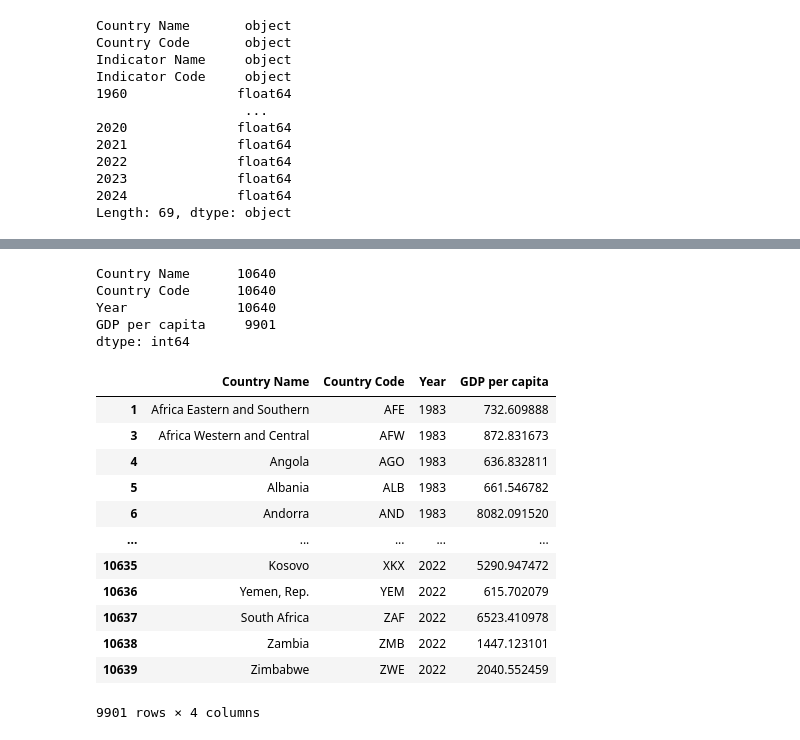
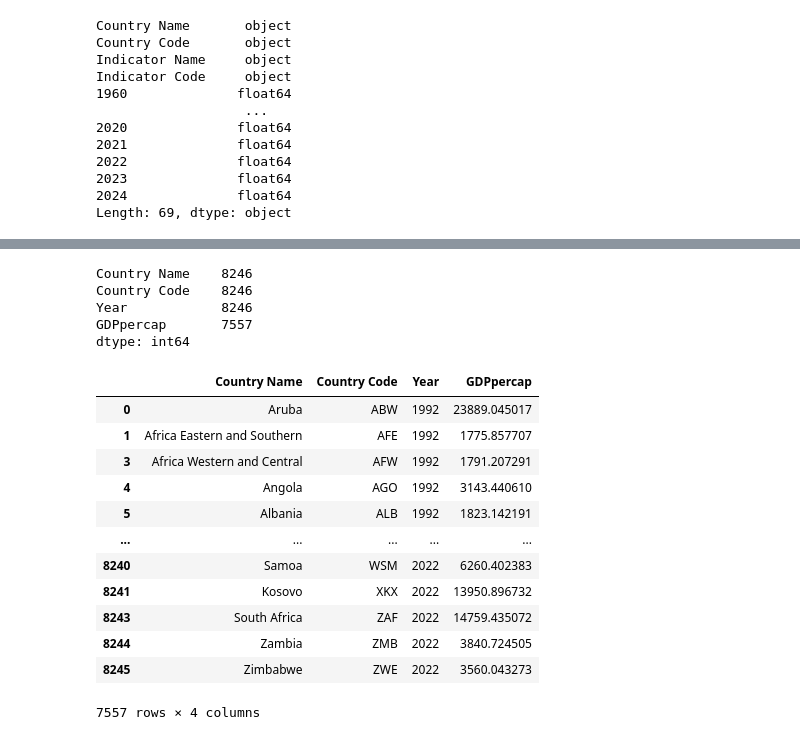
Before and after one commit to mathisjankovic/Correllation-between-GPD-evolution-and-happiness, a Jupyter notebook: GDPperCapvsHappiness.ipynb, the cells around one changed output, grey strips where cells are left out. Saved outputs shown, nothing was run; the diff lists cells and outputs as text; code cells hidden in the pictures.

```diff
--- a/GDPperCapvsHappiness.ipynb
+++ b/GDPperCapvsHappiness.ipynb
@@ -55,8 +46,7 @@ happiness_filtered
 | 422 | Zimbabwe | ZWE | 2022 | 51.93416 |
 398 rows × 4 columns
 # %%
-# Fetch the data.
-gdppercap_raw = pd.read_excel("./data/API_NY.GDP.PCAP.CD_DS2_en_excel_v2_3031.xls", skiprows=3)
+gdppercap_raw = pd.read_excel("./data/API_NY.GDP.PCAP.PP.CD_DS2_en_excel_v2_3376.xls", skiprows=3)
 
 gdppercap_raw
 # %% [output]
@@ -94,7 +84,7 @@ Length: 69, dtype: object
 # %%
 #Version World Bank
 
-years_drop = [str(year) for year in range(1960, 1983)] + ['2023', '2024']
+years_drop = [str(year) for year in range(1960, 1992)] + ['2023', '2024']
 columns_drop = ['Indicator Name', 'Indicator Code']
 
 gdppercap_dropped = (
@@ -123,7 +113,7 @@ gdppercap_filtered = (
     gdppercap_dropped
         .melt(id_vars=['Country Name', 'Country Code'],
         var_name='Year',
-        value_name='GDP per capita')
+        value_name='GDPpercap')
 )
 
 gdppercap_filtered['Year'] = gdppercap_filtered['Year'].astype(int)
@@ -166,29 +136,29 @@ gdppercap_filtered[["Country Name", "Year", "GDP per capita"]].query("`Country N
 # %%
 gdppercap_filtered.count()
 # %% [output]
-Country Name      10640
-Country Code      10640
-Year              10640
-GDP per capita     9901
+Country Name    8246
+Country Code    8246
+Year            8246
+GDPpercap       7557
 dtype: int64
 # %%
 gdppercap_without_null = (
     gdppercap_filtered
-    .dropna(subset=['GDP per capita'])
+    .dropna(subset=['GDPpercap'])
 )
 
 gdppercap_without_null
 # %% [output]
-|  | Country Name | Country Code | Year | GDP per capita |
-| 1 | Africa Eastern and Southern | AFE | 1983 | 732.609888 |
-| 3 | Africa Western and Central | AFW | 1983 | 872.831673 |
-| 4 | Angola | AGO | 1983 | 636.832811 |
-| 5 | Albania | ALB | 1983 | 661.546782 |
-| 6 | Andorra | AND | 1983 | 8082.091520 |
+|  | Country Name | Country Code | Year | GDPpercap |
+| 0 | Aruba | ABW | 1992 | 23889.045017 |
+| 1 | Africa Eastern and Southern | AFE | 1992 | 1775.857707 |
+| 3 | Africa Western and Central | AFW | 1992 | 1791.207291 |
+| 4 | Angola | AGO | 1992 | 3143.440610 |
+| 5 | Albania | ALB | 1992 | 1823.142191 |
 | ... | ... | ... | ... | ... |
-| 10635 | Kosovo | XKX | 2022 | 5290.947472 |
-| 10636 | Yemen, Rep. | YEM | 2022 | 615.702079 |
-| 10637 | South Africa | ZAF | 2022 | 6523.410978 |
-| 10638 | Zambia | ZMB | 2022 | 1447.123101 |
-| 10639 | Zimbabwe | ZWE | 2022 | 2040.552459 |
+| 8240 | Samoa | WSM | 2022 | 6260.402383 |
+| 8241 | Kosovo | XKX | 2022 | 13950.896732 |
+| 8243 | South Africa | ZAF | 2022 | 14759.435072 |
+| 8244 | Zambia | ZMB | 2022 | 3840.724505 |
+| 8245 | Zimbabwe | ZWE | 2022 | 3560.043273 |
-9901 rows × 4 columns
+7557 rows × 4 columns
```
Also changed, not shown: parts of 20 cells of this notebook.
